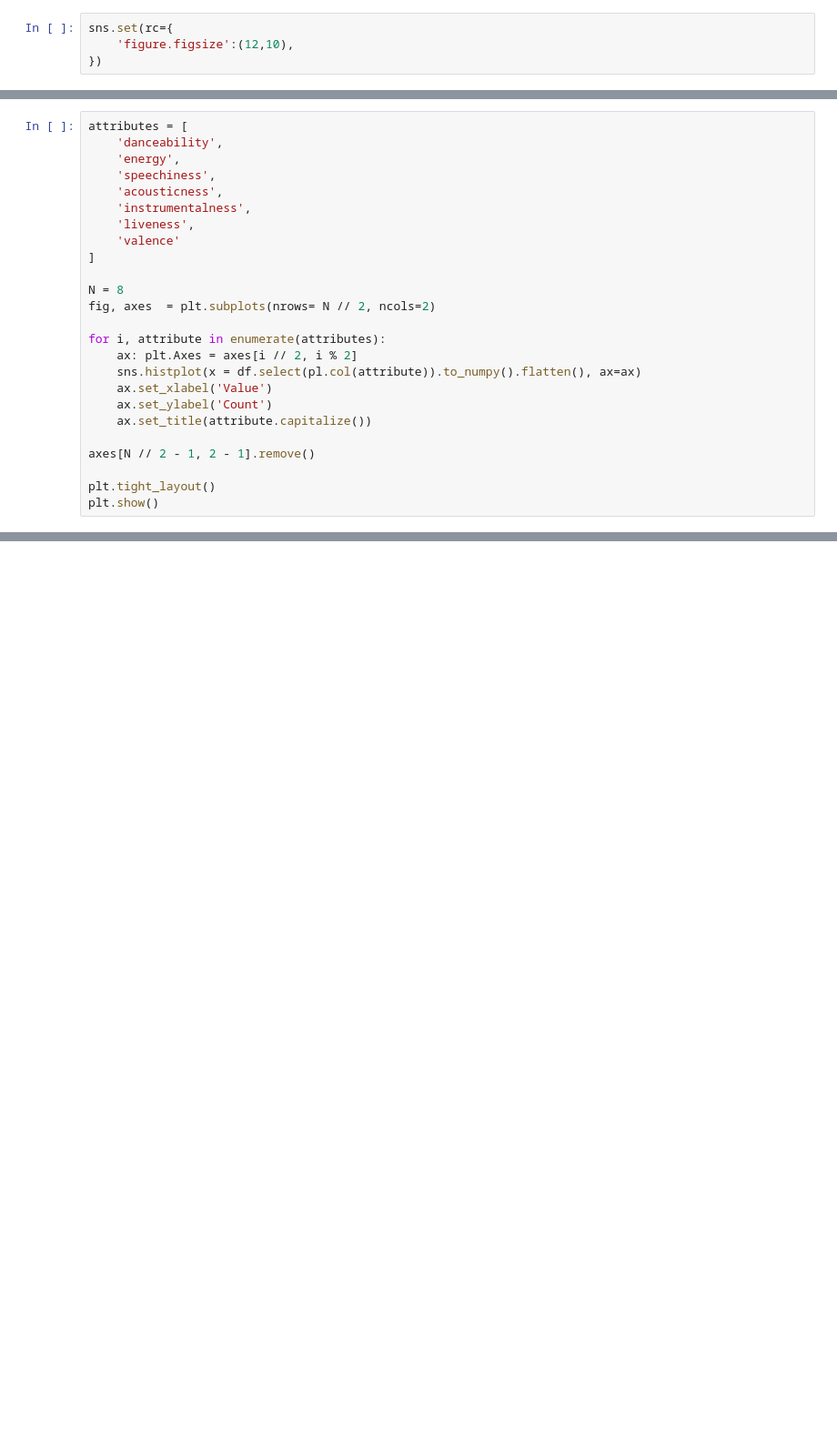
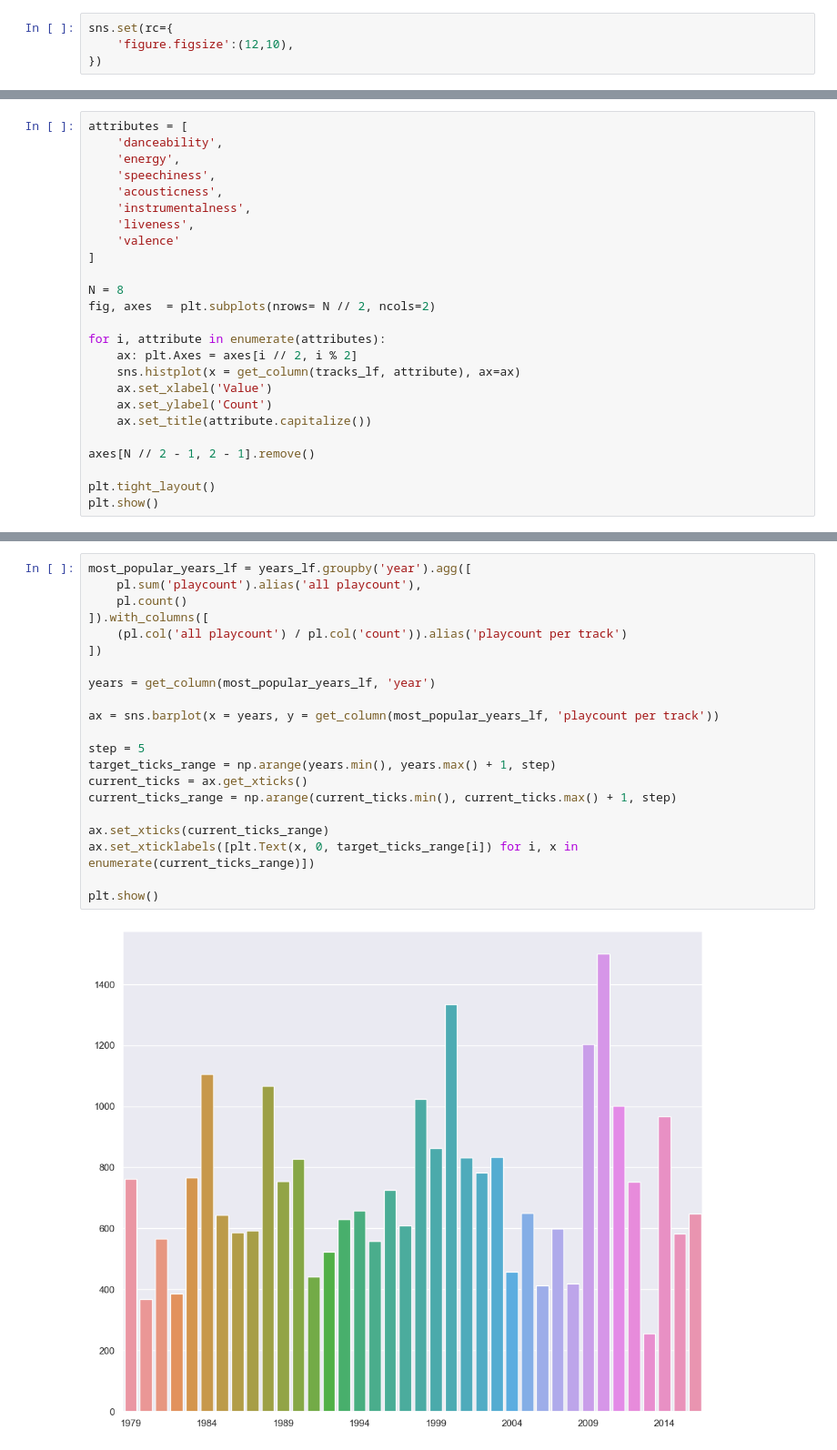
Before and after one commit to panierka/SongsDatabaseAnalysis, a Jupyter notebook: eda.ipynb, the cells around one changed output, grey strips where cells are left out. Shown at 91% size. Saved outputs shown, nothing was run; the diff lists cells and outputs as text; blank space fills up the shorter version.

```diff
--- a/eda.ipynb
+++ b/eda.ipynb
@@ -35,7 +56,7 @@ fig, axes  = plt.subplots(nrows= N // 2, ncols=2)
 
 for i, attribute in enumerate(attributes):
     ax: plt.Axes = axes[i // 2, i % 2]
-    sns.histplot(x = df.select(pl.col(attribute)).to_numpy().flatten(), ax=ax)
+    sns.histplot(x = get_column(tracks_lf, attribute), ax=ax)
     ax.set_xlabel('Value')
     ax.set_ylabel('Count')
     ax.set_title(attribute.capitalize())
@@ -48,0 +87,23 @@ plt.show()
+# %%
+most_popular_years_lf = years_lf.groupby('year').agg([
+    pl.sum('playcount').alias('all playcount'),
+    pl.count()
+]).with_columns([
+    (pl.col('all playcount') / pl.col('count')).alias('playcount per track')
+])
+
+years = get_column(most_popular_years_lf, 'year')
+
+ax = sns.barplot(x = years, y = get_column(most_popular_years_lf, 'playcount per track'))
+
+step = 5
+target_ticks_range = np.arange(years.min(), years.max() + 1, step)
+current_ticks = ax.get_xticks()
+current_ticks_range = np.arange(current_ticks.min(), current_ticks.max() + 1, step)
+
+ax.set_xticks(current_ticks_range)
+ax.set_xticklabels([plt.Text(x, 0, target_ticks_range[i]) for i, x in enumerate(current_ticks_range)])
+
+plt.show()
+# %% [output]
+[figure, added]
```
Also changed, not shown: parts of 11 cells of this notebook, 2 other files.
